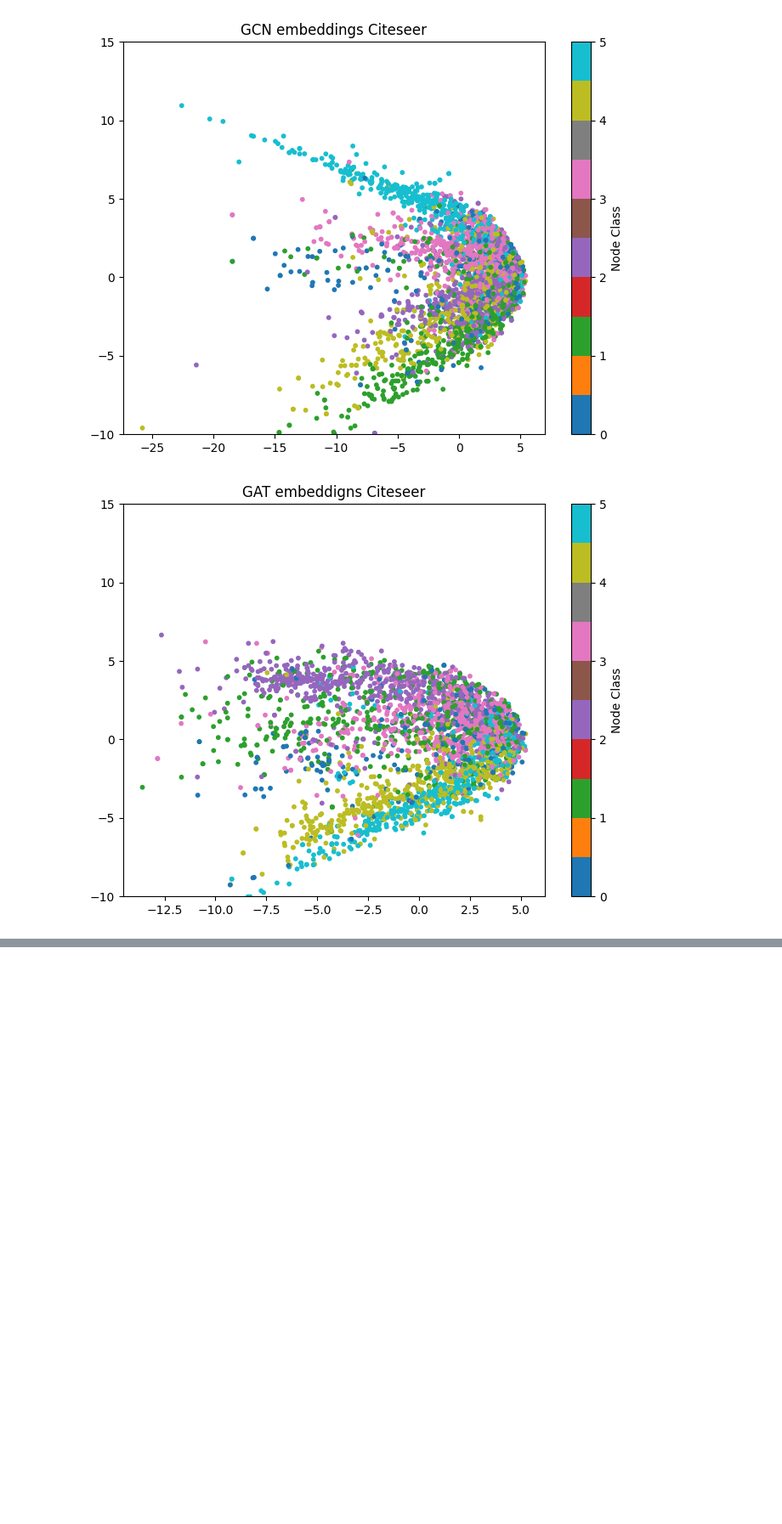
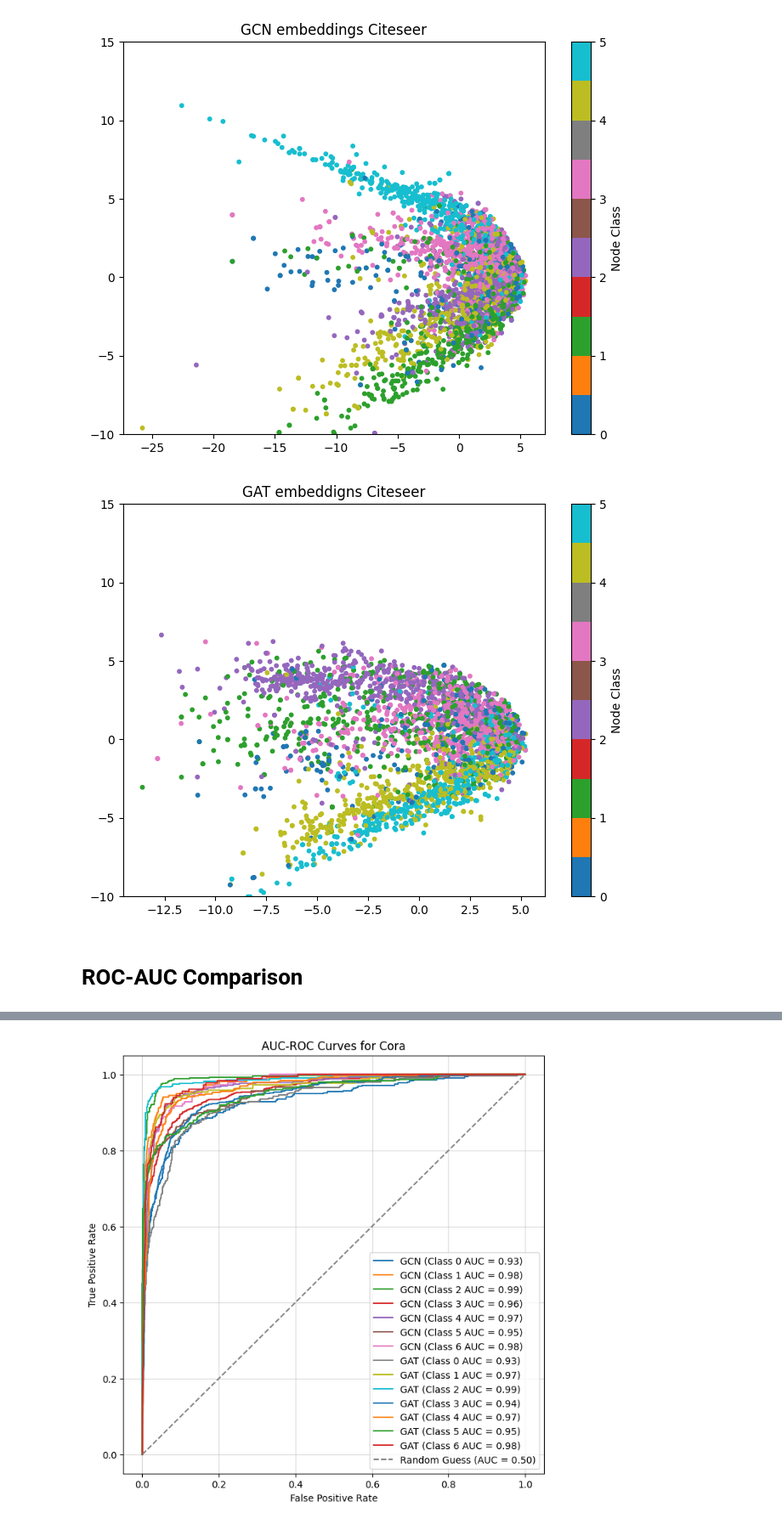
Before and after one commit to Chehmet/citation_network, a Jupyter notebook: GCN_GAT.ipynb, the cells around one changed output, grey strips where cells are left out. Shown at 85% size. Saved outputs shown, nothing was run; the diff lists cells and outputs as text; code cells hidden in the pictures; blank space fills up the shorter version.

```diff
--- a/GCN_GAT.ipynb
+++ b/GCN_GAT.ipynb
@@ -379,3 +404,57 @@ visualize_embeddings(gat_citeseer, citeseer, "GAT embeddigns Citeseer")
 # %% [output]
 [figure]
 [figure]
+# %% [markdown]
+# ROC-AUC Comparison
+# %%
+datasets = {
+    "Cora": cora_dataset,
+    # "Citeseer": citeseer_dataset
+}
+# %%
+from sklearn.metrics import roc_curve, auc
+import matplotlib.pyplot as plt
+
+# Function to plot AUC-ROC curves
+def plot_roc_curves(data, models, dataset_name, num_classes):
+    plt.figure(figsize=(8, 8))
+    for model_name, model in models.items():
+        model.eval()
+        logits = model(data).detach().cpu()
+        y_true = data.y.cpu()
+        y_score = logits.softmax(dim=1).cpu()
+
+        # One-vs-Rest for multiclass ROC
+        for i in range(num_classes):
+            fpr, tpr, _ = roc_curve((y_true == i).numpy(), y_score[:, i].numpy())
+            roc_auc = auc(fpr, tpr)
+            plt.plot(fpr, tpr, label=f"{model_name} (Class {i} AUC = {roc_auc:.2f})")
+
+    plt.plot([0, 1], [0, 1], color="gray", linestyle="--", label="Random Guess (AUC = 0.50)")
+    plt.title(f"AUC-ROC Curves for {dataset_name}")
+    plt.xlabel("False Positive Rate")
+    plt.ylabel("True Positive Rate")
+    plt.legend(loc="lower right")
+    plt.grid(alpha=0.5)
+    plt.savefig(f"auc_roc_for_{dataset_name}")
+    plt.show()
+
+# Plotting AUC-ROC for Cora and Citeseer datasets
+for dataset_name, dataset in datasets.items():
+    data = dataset[0].to(device)
+    input_dim = dataset.num_features
+    output_dim = dataset.num_classes
+
+    # Initialize models
+    gcn = GCN(input_dim=input_dim, hidden_dim=16, output_dim=output_dim).to(device)
+    gat = GAT(input_dim=input_dim, hidden_dim=8, output_dim=output_dim, heads=8).to(device)
+
+    # Train models
+    optimizer = torch.optim.Adam(gcn.parameters(), lr=0.01, weight_decay=5e-4)
+    gcn = train(gcn, data, optimizer)
+
+    optimizer = torch.optim.Adam(gat.parameters(), lr=0.01, weight_decay=5e-4)
+    gat = train(gat, data, optimizer)
+
+    plot_roc_curves(data, {"GCN": gcn_cora, "GAT": gat_cora}, dataset_name, output_dim)
+# %% [output]
@@ -381,0 +471 @@ visualize_embeddings(gat_citeseer, citeseer, "GAT embeddigns Citeseer")
+[figure, added]
```
Also changed, not shown: parts of 5 cells of this notebook.
